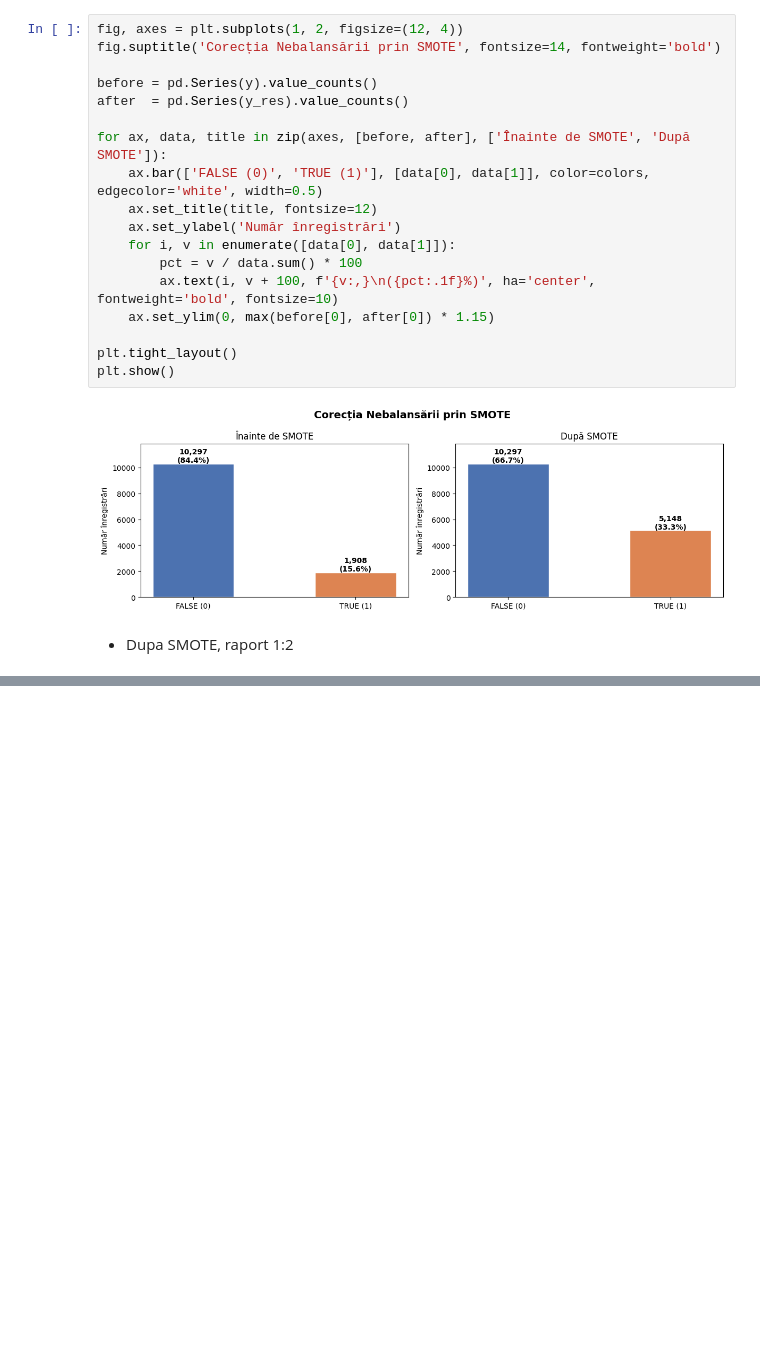
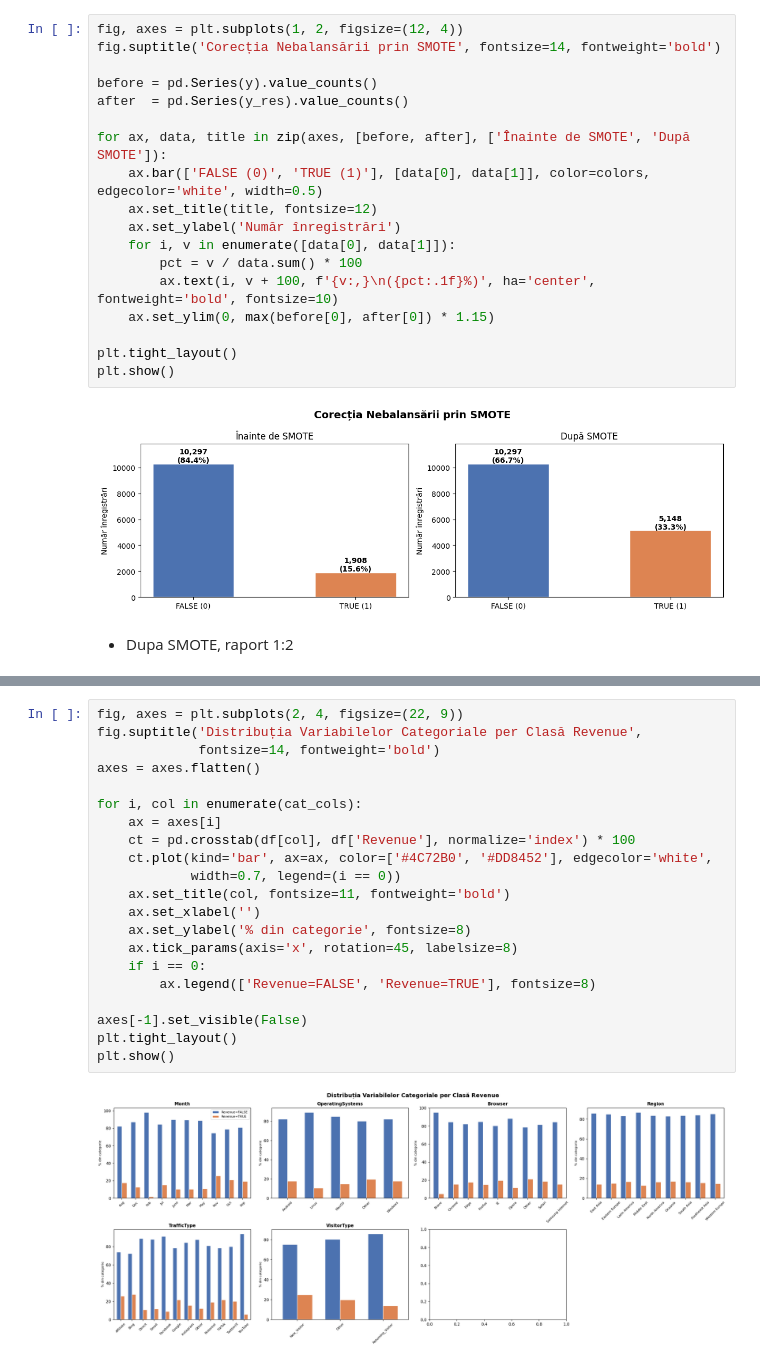
Before and after one commit to BejenaruIoanMatei/Online-Shoppers-Purchasing-Intention, a Jupyter notebook: notebooks/OnlinePurchasing/main.ipynb, the cells around one changed output, grey strips where cells are left out. Cells and saved outputs as stored; diff of their text form; blank space fills up the shorter version.

```diff
--- a/notebooks/OnlinePurchasing/main.ipynb
+++ b/notebooks/OnlinePurchasing/main.ipynb
@@ -294,0 +445,23 @@ plt.show()
+# %%
+fig, axes = plt.subplots(2, 4, figsize=(22, 9))
+fig.suptitle('Distribuția Variabilelor Categoriale per Clasă Revenue',
+             fontsize=14, fontweight='bold')
+axes = axes.flatten()
+
+for i, col in enumerate(cat_cols):
+    ax = axes[i]
+    ct = pd.crosstab(df[col], df['Revenue'], normalize='index') * 100
+    ct.plot(kind='bar', ax=ax, color=['#4C72B0', '#DD8452'], edgecolor='white',
+            width=0.7, legend=(i == 0))
+    ax.set_title(col, fontsize=11, fontweight='bold')
+    ax.set_xlabel('')
+    ax.set_ylabel('% din categorie', fontsize=8)
+    ax.tick_params(axis='x', rotation=45, labelsize=8)
+    if i == 0:
+        ax.legend(['Revenue=FALSE', 'Revenue=TRUE'], fontsize=8)
+
+axes[-1].set_visible(False)
+plt.tight_layout()
+plt.show()
+# %% [output]
+[figure, added]
```
Also changed, not shown: parts of 16 cells of this notebook.
